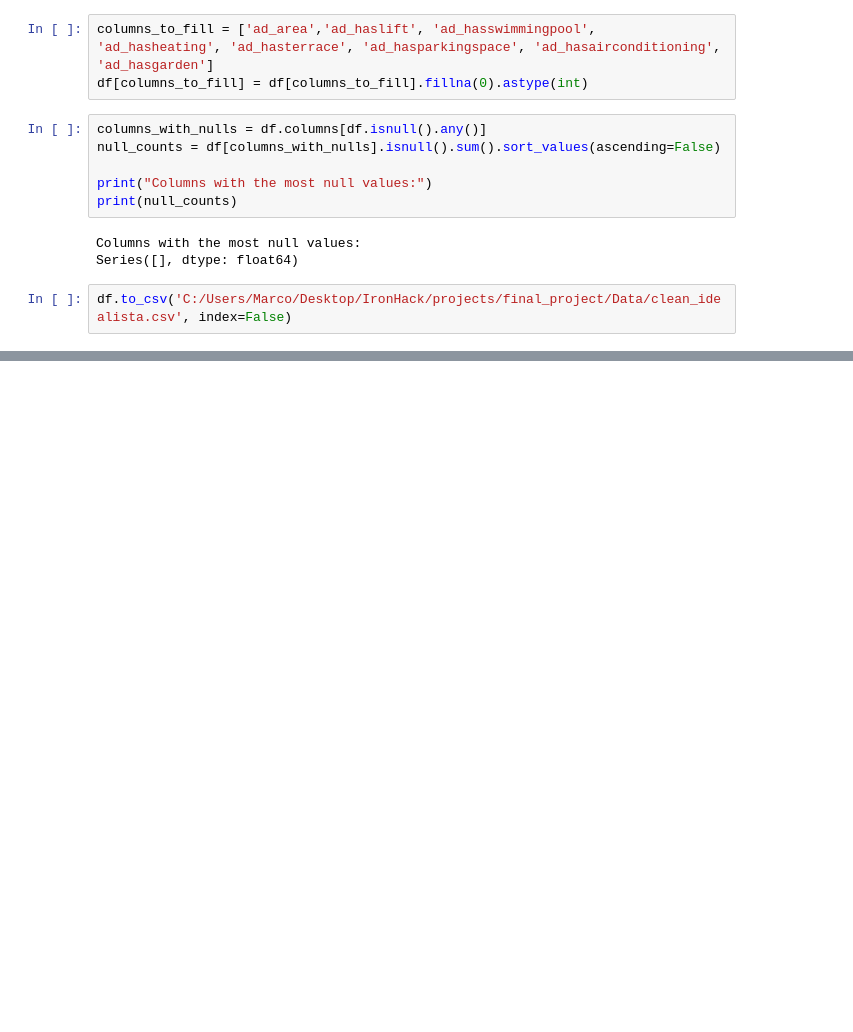
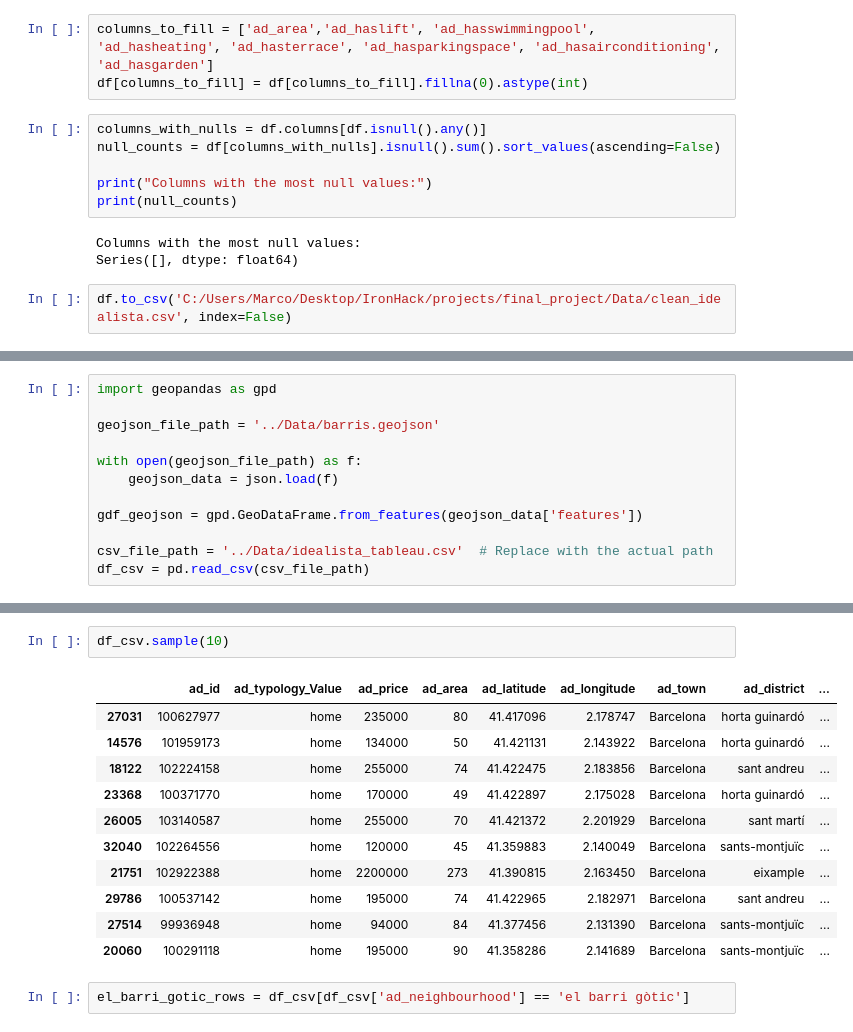
Before and after one commit to marcoayora/final_project, a Jupyter notebook: Notebooks/cleaning_idea.ipynb, the cells around one changed output, grey strips where cells are left out. Cells and saved outputs as stored; diff of their text form; blank space fills up the shorter version.

```diff
--- a/Notebooks/cleaning_idea.ipynb
+++ b/Notebooks/cleaning_idea.ipynb
@@ -56,0 +158,12 @@ df.to_csv('C:/Users/Marco/Desktop/IronHack/projects/final_project/Data/clean_ide
+# %%
+import geopandas as gpd
+
+geojson_file_path = '../Data/barris.geojson'
+
+with open(geojson_file_path) as f:
+    geojson_data = json.load(f)
+
+gdf_geojson = gpd.GeoDataFrame.from_features(geojson_data['features'])
+
+csv_file_path = '../Data/idealista_tableau.csv'  # Replace with the actual path
+df_csv = pd.read_csv(csv_file_path)
@@ -56,0 +245,16 @@ df.to_csv('C:/Users/Marco/Desktop/IronHack/projects/final_project/Data/clean_ide
+# %%
+df_csv.sample(10)
+# %% [output]
+|  | ad_id | ad_typology_Value | ad_price | ad_area | ad_latitude | ad_longitude | ad_town | ad_district | ... |
+| 27031 | 100627977 | home | 235000 | 80 | 41.417096 | 2.178747 | Barcelona | horta guinardó | ... |
+| 14576 | 101959173 | home | 134000 | 50 | 41.421131 | 2.143922 | Barcelona | horta guinardó | ... |
+| 18122 | 102224158 | home | 255000 | 74 | 41.422475 | 2.183856 | Barcelona | sant andreu | ... |
+| 23368 | 100371770 | home | 170000 | 49 | 41.422897 | 2.175028 | Barcelona | horta guinardó | ... |
+| 26005 | 103140587 | home | 255000 | 70 | 41.421372 | 2.201929 | Barcelona | sant martí | ... |
+| 32040 | 102264556 | home | 120000 | 45 | 41.359883 | 2.140049 | Barcelona | sants-montjuïc | ... |
+| 21751 | 102922388 | home | 2200000 | 273 | 41.390815 | 2.163450 | Barcelona | eixample | ... |
+| 29786 | 100537142 | home | 195000 | 74 | 41.422965 | 2.182971 | Barcelona | sant andreu | ... |
+| 27514 | 99936948 | home | 94000 | 84 | 41.377456 | 2.131390 | Barcelona | sants-montjuïc | ... |
+| 20060 | 100291118 | home | 195000 | 90 | 41.358286 | 2.141689 | Barcelona | sants-montjuïc | ... |
+# %%
+el_barri_gotic_rows = df_csv[df_csv['ad_neighbourhood'] == 'el barri gòtic']
```
Also changed, not shown: parts of 34 cells of this notebook, 5 other files.
